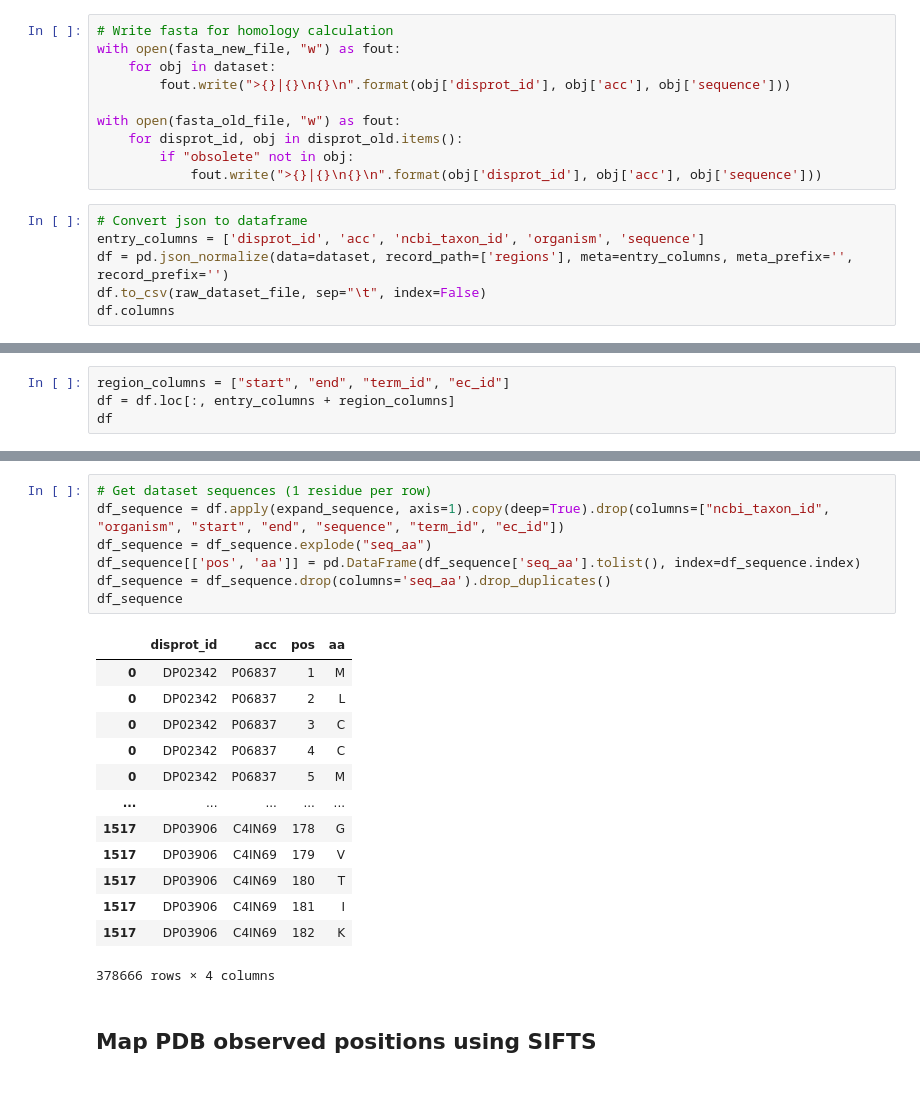
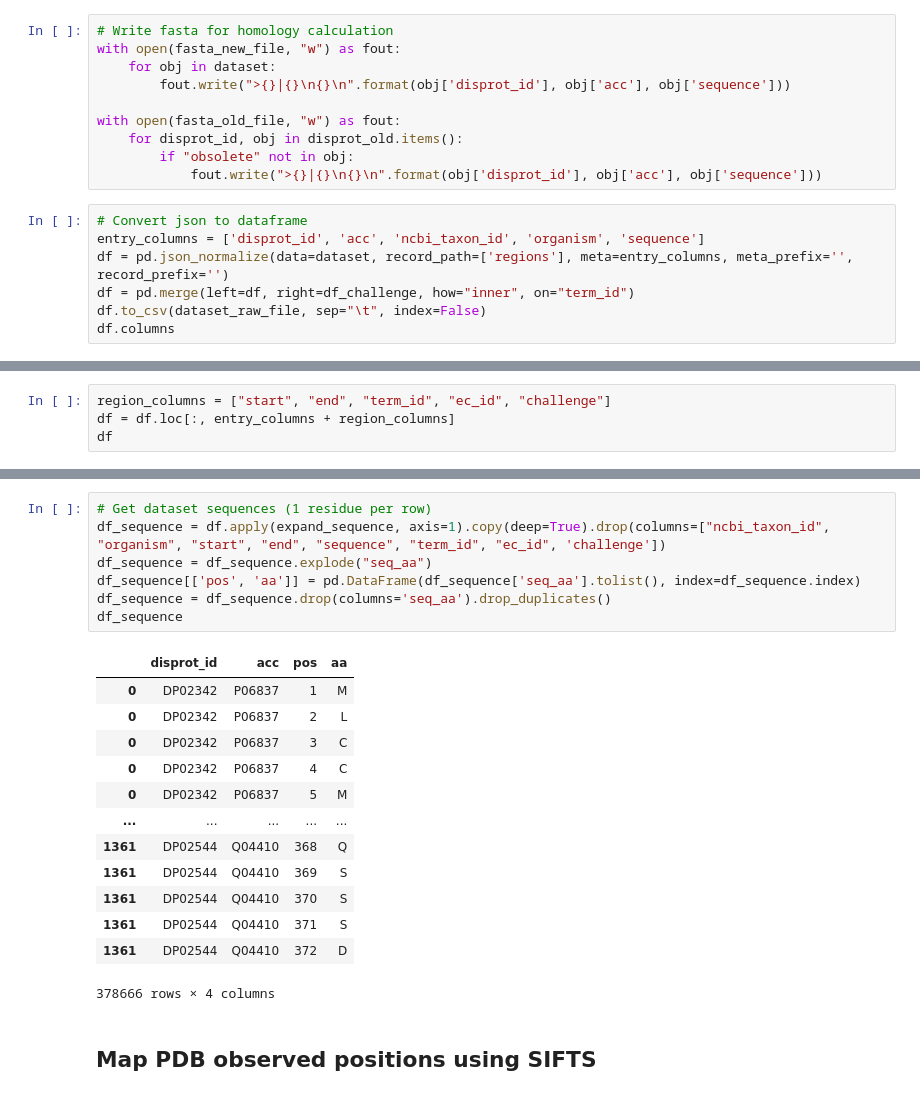
Before and after one commit to BioComputingUP/caid2-reference, a Jupyter notebook: src/references.ipynb, the cells around one changed output, grey strips where cells are left out. Saved outputs shown, nothing was run; the diff lists cells and outputs as text.

```diff
--- a/src/references.ipynb
+++ b/src/references.ipynb
@@ -168,7 +169,8 @@ with open(fasta_old_file, "w") as fout:
 # Convert json to dataframe
 entry_columns = ['disprot_id', 'acc', 'ncbi_taxon_id', 'organism', 'sequence']
 df = pd.json_normalize(data=dataset, record_path=['regions'], meta=entry_columns, meta_prefix='', record_prefix='')
-df.to_csv(raw_dataset_file, sep="\t", index=False)
+df = pd.merge(left=df, right=df_challenge, how="inner", on="term_id")
+df.to_csv(dataset_raw_file, sep="\t", index=False)
 df.columns
 # %% [output]
 Index(['region_id', 'unpublished', 'ec_ontology', 'end', 'term_id', 'start',
@@ -186,6 +188,6 @@ Index(['region_id', 'unpublished', 'ec_ontology', 'end', 'term_id', 'start',
       dtype='object')
 # %%
-region_columns = ["start", "end", "term_id", "ec_id"]
+region_columns = ["start", "end", "term_id", "ec_id", "challenge"]
 df = df.loc[:, entry_columns + region_columns]
 df
 # %% [output]
@@ -205,23 +207,23 @@ df
 # %%
 # Get dataset sequences (1 residue per row)
-df_sequence = df.apply(expand_sequence, axis=1).copy(deep=True).drop(columns=["ncbi_taxon_id", "organism", "start", "end", "sequence", "term_id", "ec_id"])
+df_sequence = df.apply(expand_sequence, axis=1).copy(deep=True).drop(columns=["ncbi_taxon_id", "organism", "start", "end", "sequence", "term_id", "ec_id", 'challenge'])
 df_sequence = df_sequence.explode("seq_aa")
 df_sequence[['pos', 'aa']] = pd.DataFrame(df_sequence['seq_aa'].tolist(), index=df_sequence.index)
 df_sequence = df_sequence.drop(columns='seq_aa').drop_duplicates()
 df_sequence
 # %% [output]
 |  | disprot_id | acc | pos | aa |
 | 0 | DP02342 | P06837 | 1 | M |
 | 0 | DP02342 | P06837 | 2 | L |
 | 0 | DP02342 | P06837 | 3 | C |
 | 0 | DP02342 | P06837 | 4 | C |
 | 0 | DP02342 | P06837 | 5 | M |
 | ... | ... | ... | ... | ... |
-| 1517 | DP03906 | C4IN69 | 178 | G |
-| 1517 | DP03906 | C4IN69 | 179 | V |
-| 1517 | DP03906 | C4IN69 | 180 | T |
-| 1517 | DP03906 | C4IN69 | 181 | I |
-| 1517 | DP03906 | C4IN69 | 182 | K |
+| 1361 | DP02544 | Q04410 | 368 | Q |
+| 1361 | DP02544 | Q04410 | 369 | S |
+| 1361 | DP02544 | Q04410 | 370 | S |
+| 1361 | DP02544 | Q04410 | 371 | S |
+| 1361 | DP02544 | Q04410 | 372 | D |
 378666 rows × 4 columns
 # %% [markdown]
 ## Map PDB observed positions using SIFTS
```
Also changed, not shown: parts of 10 cells of this notebook, 1 other file.
